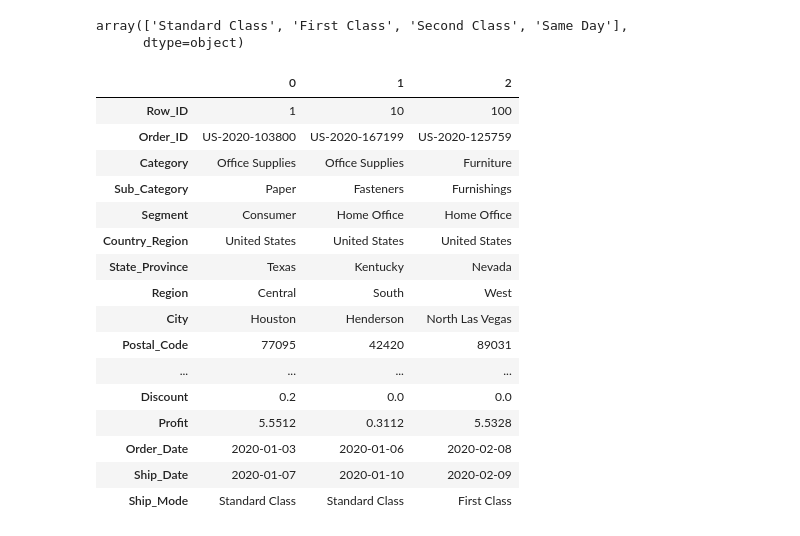
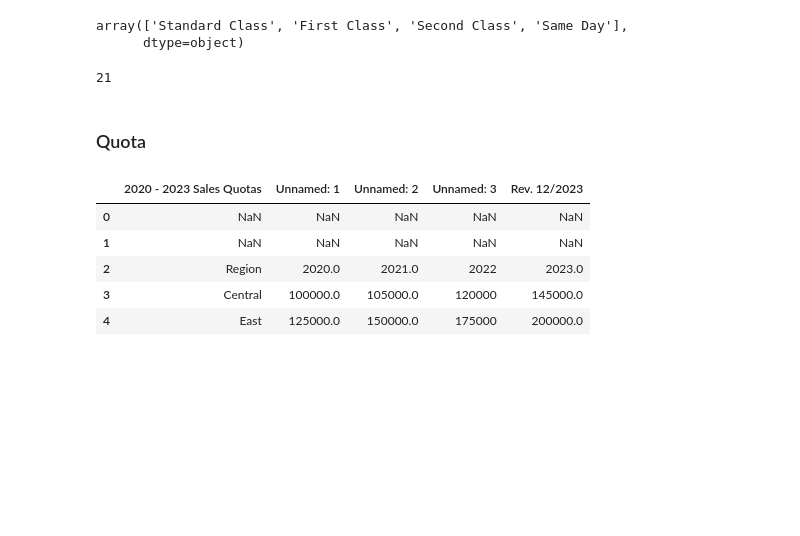
Before and after one commit to bihd00/4IT501-Project, a Jupyter notebook: src/main.ipynb, the cells around one changed output. Saved outputs shown, nothing was run; the diff lists cells and outputs as text; code cells hidden in the pictures; blank space fills up the shorter version.

```diff
--- a/src/main.ipynb
+++ b/src/main.ipynb
@@ -408,23 +403,7 @@ df_orders['Ship_Mode'].unique()
 # %% [output]
 array(['Standard Class', 'First Class', 'Second Class', 'Same Day'],
       dtype=object)
-# %%
-df_orders.head(3).T
-# %% [output]
-|  | 0 | 1 | 2 |
-| Row_ID | 1 | 10 | 100 |
-| Order_ID | US-2020-103800 | US-2020-167199 | US-2020-125759 |
-| Category | Office Supplies | Office Supplies | Furniture |
-| Sub_Category | Paper | Fasteners | Furnishings |
-| Segment | Consumer | Home Office | Home Office |
-| Country_Region | United States | United States | United States |
-| State_Province | Texas | Kentucky | Nevada |
-| Region | Central | South | West |
-| City | Houston | Henderson | North Las Vegas |
-| Postal_Code | 77095 | 42420 | 89031 |
-| ... | ... | ... | ... |
-| Discount | 0.2 | 0.0 | 0.0 |
-| Profit | 5.5512 | 0.3112 | 5.5328 |
-| Order_Date | 2020-01-03 | 2020-01-06 | 2020-02-08 |
-| Ship_Date | 2020-01-07 | 2020-01-10 | 2020-02-09 |
-| Ship_Mode | Standard Class | Standard Class | First Class |
+# %%
+len(df_orders.head(3).columns)
+# %% [output]
+21
@@ -430,0 +421,13 @@ df_orders.head(3).T
+# %% [markdown]
+### Quota
+# %%
+raw_quota_path = "../data/Data-raw-Quota.xlsx"
+df_quotas = pd.read_excel(raw_quota_path)
+df_quotas.head()
+# %% [output]
+|  | 2020 - 2023 Sales Quotas | Unnamed: 1 | Unnamed: 2 | Unnamed: 3 | Rev. 12/2023 |
+| 0 | NaN | NaN | NaN | NaN | NaN |
+| 1 | NaN | NaN | NaN | NaN | NaN |
+| 2 | Region | 2020.0 | 2021.0 | 2022 | 2023.0 |
+| 3 | Central | 100000.0 | 105000.0 | 120000 | 145000.0 |
+| 4 | East | 125000.0 | 150000.0 | 175000 | 200000.0 |
```
Also changed, not shown: parts of 12 cells of this notebook.
